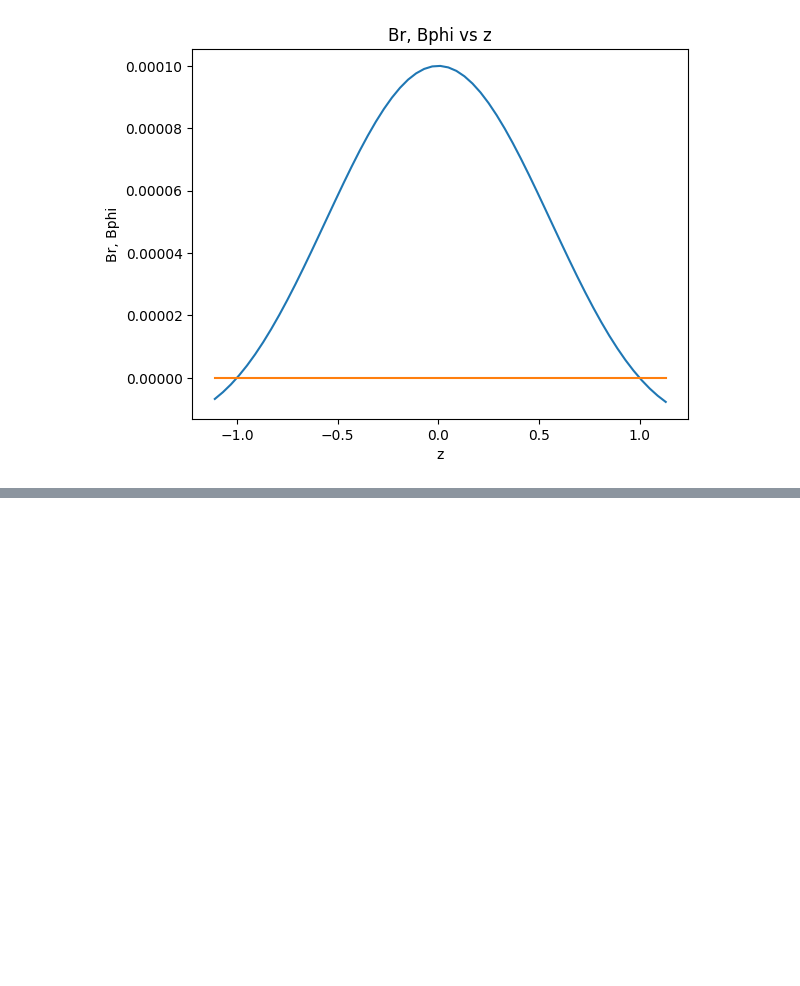
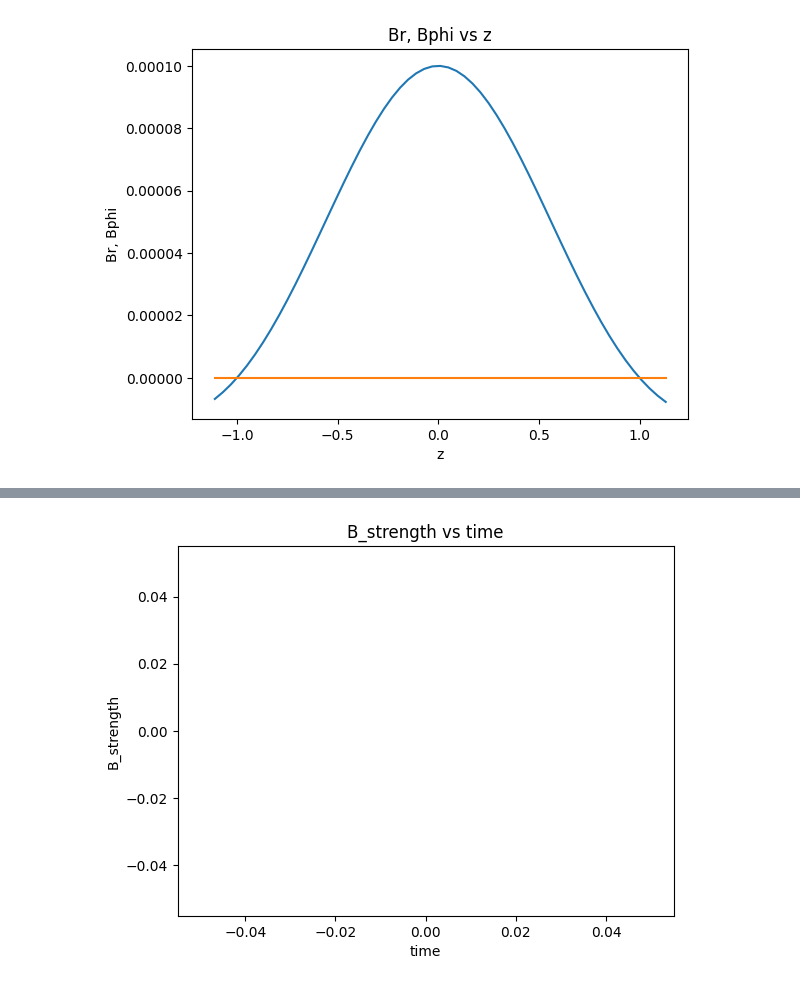
Before and after one commit to gayathri2011067/Summer-24-halo-magnetic-field, a Jupyter notebook: Fortran codes 2014/plots.ipynb, the cells around one changed output, grey strips where cells are left out. Cells and saved outputs as stored; diff of their text form; code cells hidden in the pictures; blank space fills up the shorter version.

```diff
--- a/Fortran codes 2014/plots.ipynb
+++ b/Fortran codes 2014/plots.ipynb
@@ -174,0 +177,10 @@ plt.show()
+# %%
+B_strength = np.sqrt(Br_list**2 + Bphi_list**2)
+# %%
+plt.plot(time_list, B_strength[:,25])
+plt.xlabel('time')
+plt.ylabel('B_strength')
+plt.title('B_strength vs time')
+plt.show()
+# %% [output]
+[figure, added]
```
Also changed, not shown: parts of 8 cells of this notebook, 19 other files.
